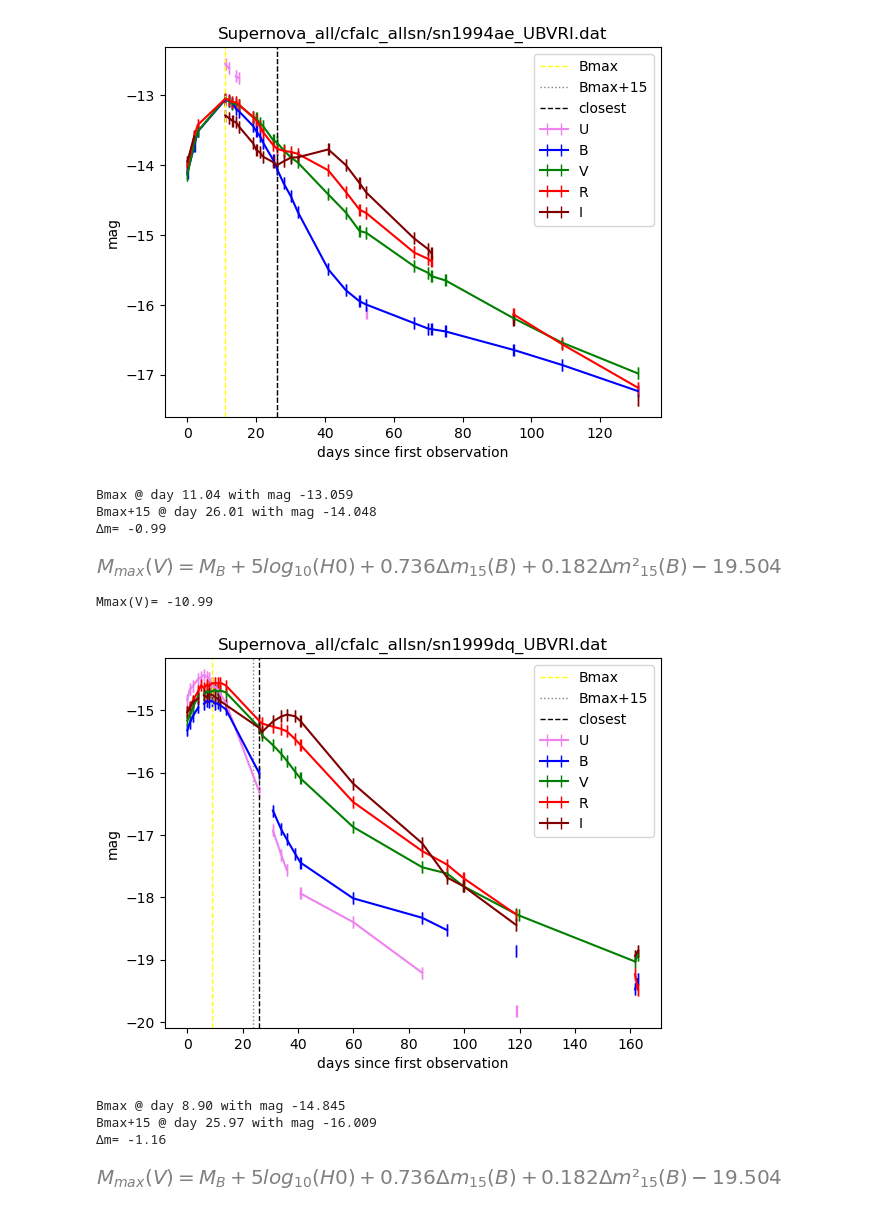
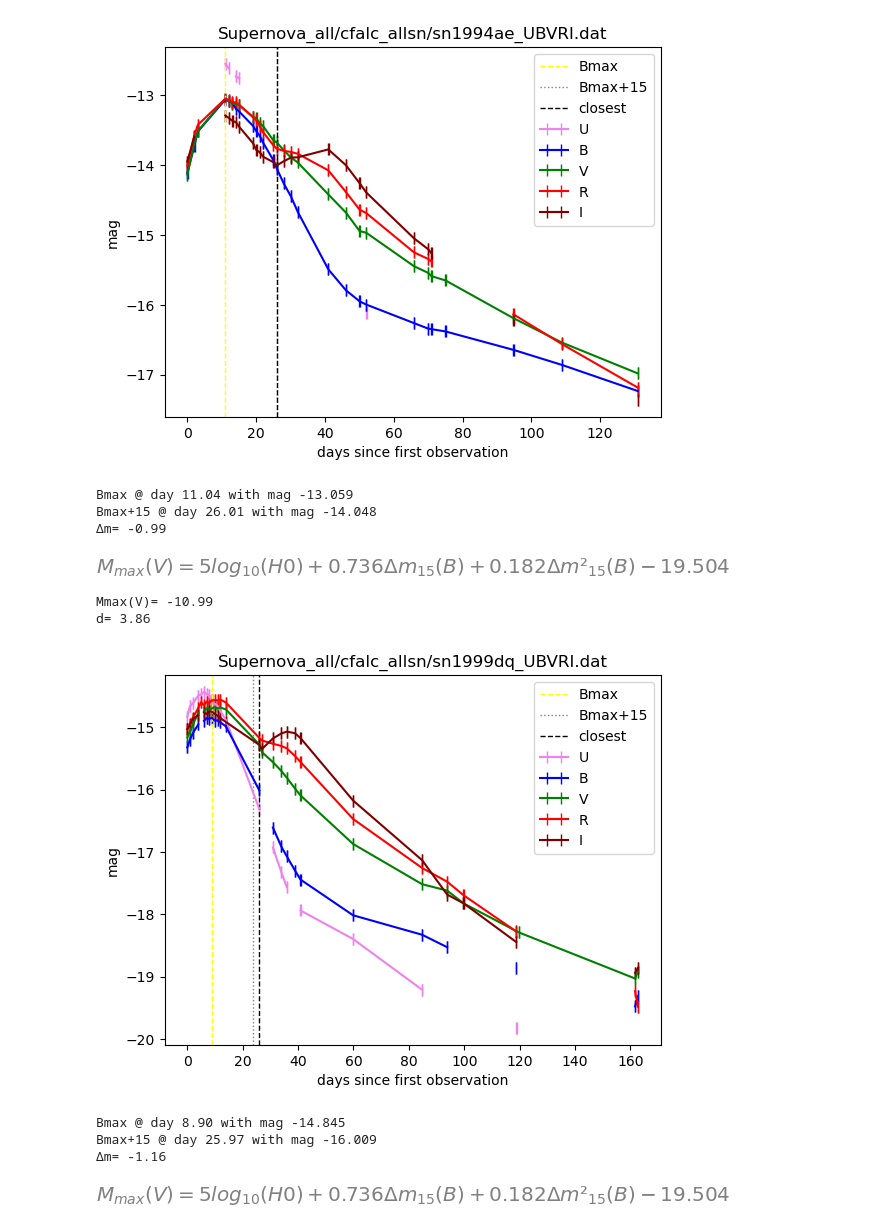
Before and after one commit to ThomasSchallar/statistics, a Jupyter notebook: SNIa.ipynb, the cells around one changed output. Drawn from its saved outputs; the diff is of its cells as text; code cells hidden in the pictures.

```diff
--- a/SNIa.ipynb
+++ b/SNIa.ipynb
@@ -10,8 +10,8 @@ filters= [["U", "violet"], ["B", "blue"], ["V", "green"], ["R", "red"], ["I", "#
 H0=65
 
 init_printing()
-M, M_B, delta_m_15, delta_m2_15, logH0 = symbols('M_{max}(V) M_B Δm_{15}(B) Δm²_{15}(B) log_{10}(H0)')
-phillips_eq = Eq(M, ( M_B + 0.736 * delta_m_15 + 0.182 * delta_m2_15 ) + 5 * logH0 - 19.504 )
+M, delta_m_15, delta_m2_15, logH0 = symbols('M_{max}(V) Δm_{15}(B) Δm²_{15}(B) log_{10}({H0})')
+phillips_eq = Eq(M, ( 0.736 * delta_m_15 + 0.182 * delta_m2_15 ) + 5 * logH0 - 19.504 )
 
 
 for file in glob.glob("Supernova_all/cfalc_allsn/*_UBVRI.dat"):
@@ -51,38 +51,41 @@ for file in glob.glob("Supernova_all/cfalc_allsn/*_UBVRI.dat"):
             plt.ylabel("mag")
             plt.legend()
 
             # show the plot
             plt.show()
 
             # print our findings
             max_mag=df["B"].iat[max_index]
             day15_mag=df["B"].iat[closest_index]
             delta_mag=day15_mag-max_mag
             print(f"Bmax @ day {max_day:.2f} with mag {max_mag}")
             print(f"Bmax+15 @ day {closest_day:.2f} with mag {day15_mag}")
             print(f"Δm= {delta_mag:.2f}")
 
             display(phillips_eq)
 #            print(pretty(phillips_eq, use_unicode=True))
 
             M_max= -19.504 + 0.736*delta_mag + 0.182*delta_mag*delta_mag + 5*math.log10(H0)
+            d=10**((max_mag - M_max + 5) / 5)
             print(f"Mmax(V)= {M_max:.2f}")
+            print(f"d= {d:.2f} pc")
 
     except Exception as oops:
         print(f"{file} ignored due to error: {oops}")
 
     print()
     print()
 # %% [output]
 [figure]
 Bmax @ day 11.04 with mag -13.059
 Bmax+15 @ day 26.01 with mag -14.048
 Δm= -0.99
-[figure, old version]
+[figure, new version]
 Mmax(V)= -10.99
+d= 3.86
 [figure]
 Bmax @ day 8.90 with mag -14.845
 Bmax+15 @ day 25.97 with mag -16.009
 Δm= -1.16
-[figure, old version]
+[figure, new version]
 Mmax(V)= -11.05
```
Also changed, not shown: parts of 1 cell of this notebook.
